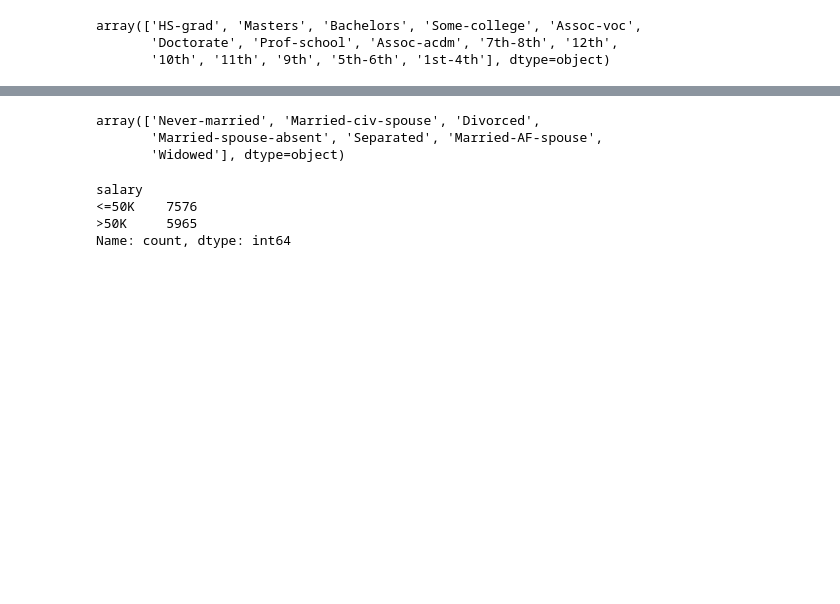
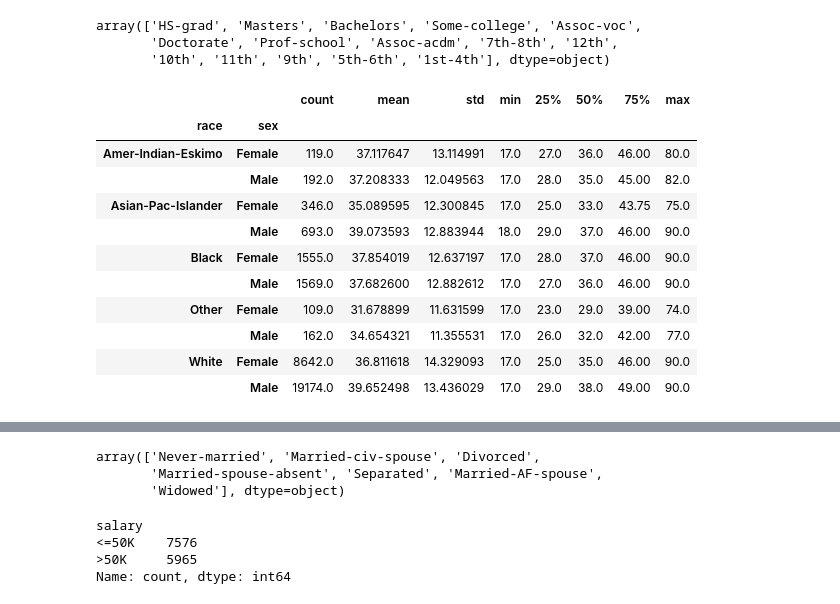
Before and after one commit to macq2/Ex_ML_01, a Jupyter notebook: 01-checkpoint.ipynb, the cells around one changed output, grey strips where cells are left out. Drawn from its saved outputs; the diff is of its cells as text; code cells hidden in the pictures; blank space fills up the shorter version.

```diff
--- a/01-checkpoint.ipynb
+++ b/01-checkpoint.ipynb
@@ -95,4 +97,19 @@ array(['HS-grad', 'Masters', 'Bachelors', 'Some-college', 'Assoc-voc',
        'Doctorate', 'Prof-school', 'Assoc-acdm', '7th-8th', '12th',
        '10th', '11th', '9th', '5th-6th', '1st-4th'], dtype=object)
 # %%
- test = data.groupby(['race', 'sex']).describe()['age']
+#7. Display statistics of age for each race (race feature) and each gender. Use groupby() and describe().
+#Find the maximum age of men of Amer-Indian-Eskimo race.
+data.groupby(['race', 'sex'])['age'].describe()
+# %% [output]
+|  |  | count | mean | std | min | 25% | 50% | 75% | max |
+| race | sex |  |  |  |  |  |  |  |  |
+| Amer-Indian-Eskimo | Female | 119.0 | 37.117647 | 13.114991 | 17.0 | 27.0 | 36.0 | 46.00 | 80.0 |
+|  | Male | 192.0 | 37.208333 | 12.049563 | 17.0 | 28.0 | 35.0 | 45.00 | 82.0 |
+| Asian-Pac-Islander | Female | 346.0 | 35.089595 | 12.300845 | 17.0 | 25.0 | 33.0 | 43.75 | 75.0 |
+|  | Male | 693.0 | 39.073593 | 12.883944 | 18.0 | 29.0 | 37.0 | 46.00 | 90.0 |
+| Black | Female | 1555.0 | 37.854019 | 12.637197 | 17.0 | 28.0 | 37.0 | 46.00 | 90.0 |
+|  | Male | 1569.0 | 37.682600 | 12.882612 | 17.0 | 27.0 | 36.0 | 46.00 | 90.0 |
+| Other | Female | 109.0 | 31.678899 | 11.631599 | 17.0 | 23.0 | 29.0 | 39.00 | 74.0 |
+|  | Male | 162.0 | 34.654321 | 11.355531 | 17.0 | 26.0 | 32.0 | 42.00 | 77.0 |
+| White | Female | 8642.0 | 36.811618 | 14.329093 | 17.0 | 25.0 | 35.0 | 46.00 | 90.0 |
+|  | Male | 19174.0 | 39.652498 | 13.436029 | 17.0 | 29.0 | 38.0 | 49.00 | 90.0 |
```
Also changed, not shown: parts of 12 cells of this notebook.
